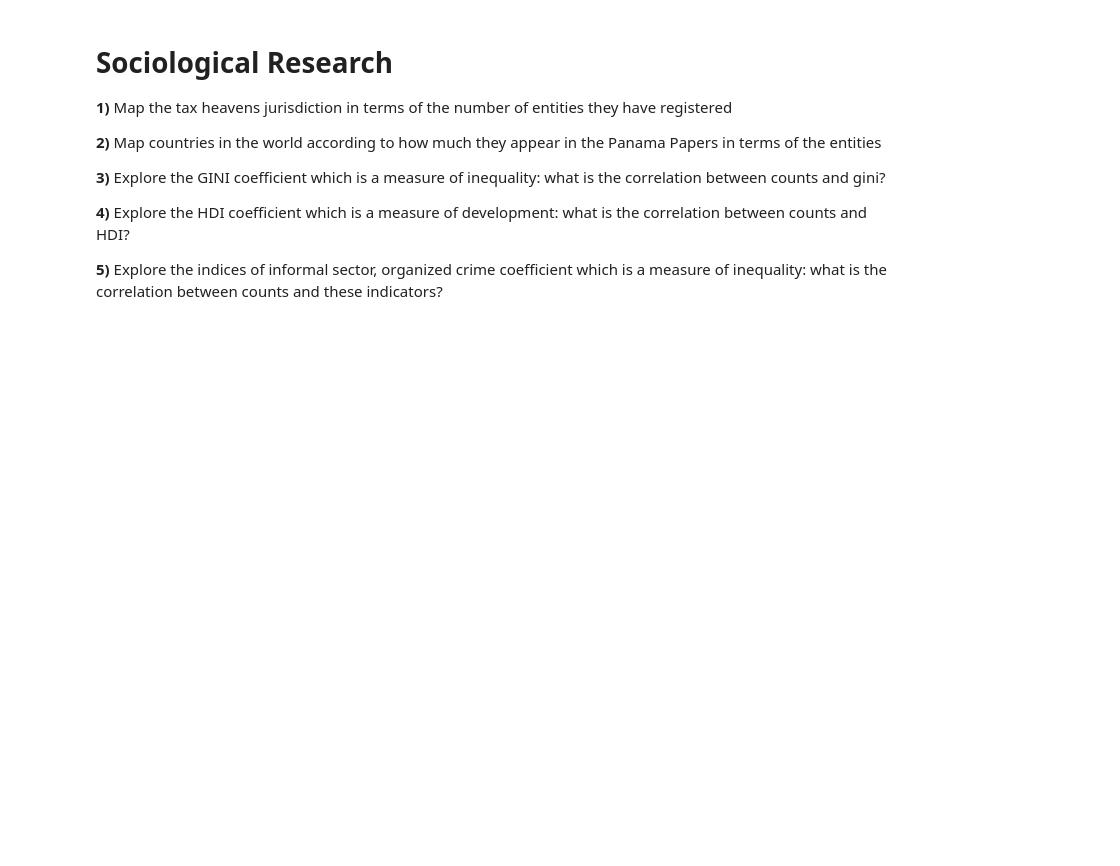
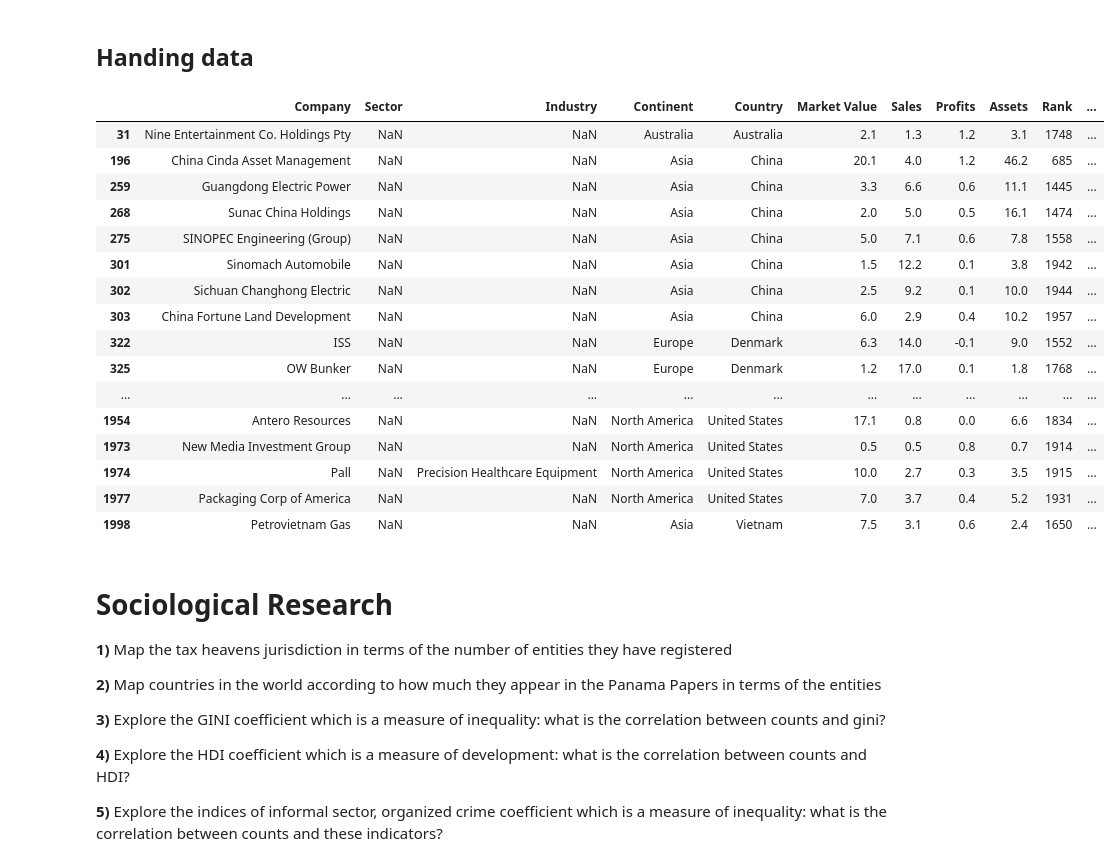
Before and after one commit to eddieshengyuwang/project_ada_akbar, a Jupyter notebook: main.ipynb, the cells around one changed output. Saved outputs shown, nothing was run; the diff lists cells and outputs as text; code cells hidden in the pictures; blank space fills up the shorter version.

```diff
--- a/main.ipynb
+++ b/main.ipynb
@@ -16 +16,26 @@ from IPython.core import display as ICD
 pd.set_option('display.max_columns', 100)
+# %%
+# Getting file names
+
+DATA_FOLDER = './data/'
+
+# Panama papers data
+edges_csv = 'panama_papers.edges.csv'
+intermediary_csv = 'panama_papers.nodes.intermediary.csv' # company or individuals
+address_csv = 'panama_papers.nodes.address.csv'
+officer_csv = 'panama_papers.nodes.officer.csv'
+entity_csv = 'panama_papers.nodes.entity.csv' # tax heaven companies
+
+# forbes data
+forbes_csv = 'Forbes2015.csv'
+# %%
+# Importing the data into DataFrames
+
+edges = pd.read_csv(DATA_FOLDER + edges_csv) # mixed columns
+intermediary = pd.read_csv(DATA_FOLDER + intermediary_csv)
+address = pd.read_csv(DATA_FOLDER + address_csv)
+officer = pd.read_csv(DATA_FOLDER + officer_csv)
+entity = pd.read_csv(DATA_FOLDER + entity_csv) # mixed columns
+
+# forbes
+forbes_2000 = pd.read_csv(DATA_FOLDER + forbes_csv)
@@ -17,3 +109,25 @@ pd.set_option('display.max_columns', 100)
+# %% [markdown]
+## Handing data
+# %%
+forbes_2000[forbes_2000.isnull().any(axis=1)]
+# %% [output]
+|  | Company | Sector | Industry | Continent | Country | Market Value | Sales | Profits | Assets | Rank | ... |
+| 31 | Nine Entertainment Co. Holdings Pty | NaN | NaN | Australia | Australia | 2.1 | 1.3 | 1.2 | 3.1 | 1748 | ... |
+| 196 | China Cinda Asset Management | NaN | NaN | Asia | China | 20.1 | 4.0 | 1.2 | 46.2 | 685 | ... |
+| 259 | Guangdong Electric Power | NaN | NaN | Asia | China | 3.3 | 6.6 | 0.6 | 11.1 | 1445 | ... |
+| 268 | Sunac China Holdings | NaN | NaN | Asia | China | 2.0 | 5.0 | 0.5 | 16.1 | 1474 | ... |
+| 275 | SINOPEC Engineering (Group) | NaN | NaN | Asia | China | 5.0 | 7.1 | 0.6 | 7.8 | 1558 | ... |
+| 301 | Sinomach Automobile | NaN | NaN | Asia | China | 1.5 | 12.2 | 0.1 | 3.8 | 1942 | ... |
+| 302 | Sichuan Changhong Electric | NaN | NaN | Asia | China | 2.5 | 9.2 | 0.1 | 10.0 | 1944 | ... |
+| 303 | China Fortune Land Development | NaN | NaN | Asia | China | 6.0 | 2.9 | 0.4 | 10.2 | 1957 | ... |
+| 322 | ISS | NaN | NaN | Europe | Denmark | 6.3 | 14.0 | -0.1 | 9.0 | 1552 | ... |
+| 325 | OW Bunker | NaN | NaN | Europe | Denmark | 1.2 | 17.0 | 0.1 | 1.8 | 1768 | ... |
+| ... | ... | ... | ... | ... | ... | ... | ... | ... | ... | ... | ... |
+| 1954 | Antero Resources | NaN | NaN | North America | United States | 17.1 | 0.8 | 0.0 | 6.6 | 1834 | ... |
+| 1973 | New Media Investment Group | NaN | NaN | North America | United States | 0.5 | 0.5 | 0.8 | 0.7 | 1914 | ... |
+| 1974 | Pall | NaN | Precision Healthcare Equipment | North America | United States | 10.0 | 2.7 | 0.3 | 3.5 | 1915 | ... |
+| 1977 | Packaging Corp of America | NaN | NaN | North America | United States | 7.0 | 3.7 | 0.4 | 5.2 | 1931 | ... |
+| 1998 | Petrovietnam Gas | NaN | NaN | Asia | Vietnam | 7.5 | 3.1 | 0.6 | 2.4 | 1650 | ... |
 # %% [markdown]
 # Sociological Research
 
```
Also changed, not shown: parts of 14 cells of this notebook, 2 other files.
